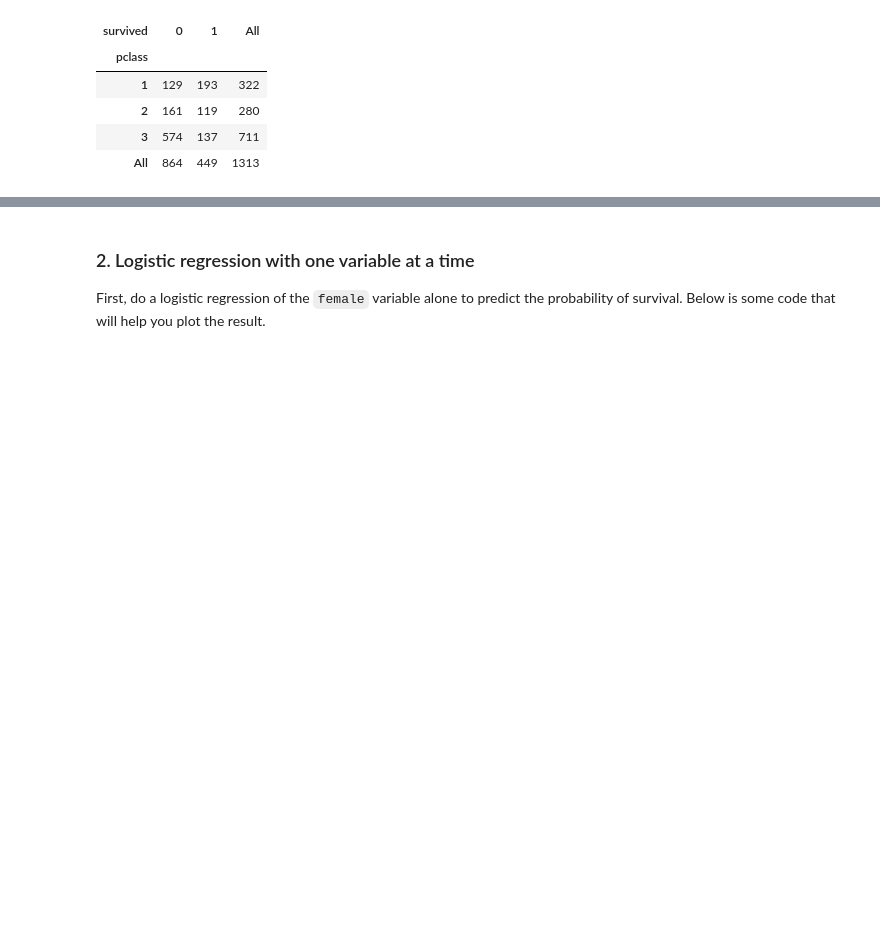
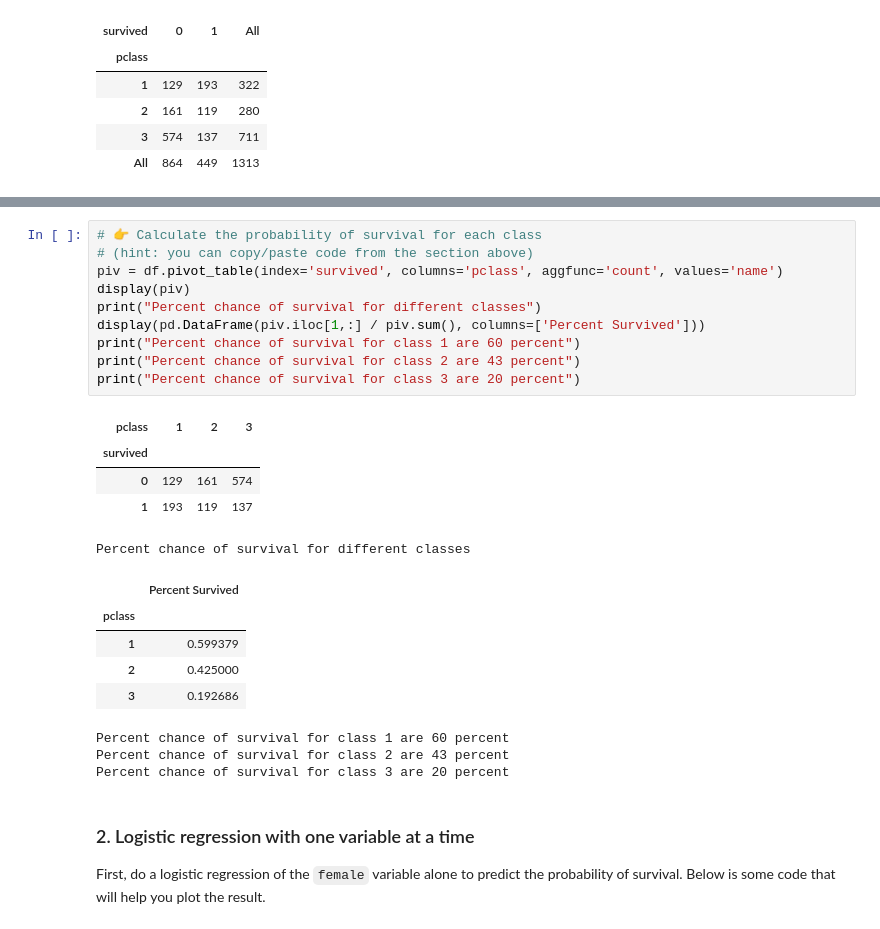
Before and after one commit to yiren54610/logistic-regression, a Jupyter notebook: logistic-regression-titanic.ipynb, the cells around one changed output, grey strips where cells are left out. Cells and saved outputs as stored; diff of their text form; blank space fills up the shorter version.

```diff
--- a/logistic-regression-titanic.ipynb
+++ b/logistic-regression-titanic.ipynb
@@ -169,3 +200,27 @@ How many people are travelling in each class?
+# %%
+# 👉 Calculate the probability of survival for each class
+# (hint: you can copy/paste code from the section above)
+piv = df.pivot_table(index='survived', columns='pclass', aggfunc='count', values='name')
+display(piv)
+print("Percent chance of survival for different classes")
+display(pd.DataFrame(piv.iloc[1,:] / piv.sum(), columns=['Percent Survived']))
+print("Percent chance of survival for class 1 are 60 percent")
+print("Percent chance of survival for class 2 are 43 percent")
+print("Percent chance of survival for class 3 are 20 percent")
+# %% [output]
+| pclass | 1 | 2 | 3 |
+| survived |  |  |  |
+| 0 | 129 | 161 | 574 |
+| 1 | 193 | 119 | 137 |
+Percent chance of survival for different classes
+|  | Percent Survived |
+| pclass |  |
+| 1 | 0.599379 |
+| 2 | 0.425000 |
+| 3 | 0.192686 |
+Percent chance of survival for class 1 are 60 percent
+Percent chance of survival for class 2 are 43 percent
+Percent chance of survival for class 3 are 20 percent
 # %% [markdown]
 ### 2. Logistic regression with one variable at a time
 
```
Also changed, not shown: parts of 15 cells of this notebook, 1 other file.
